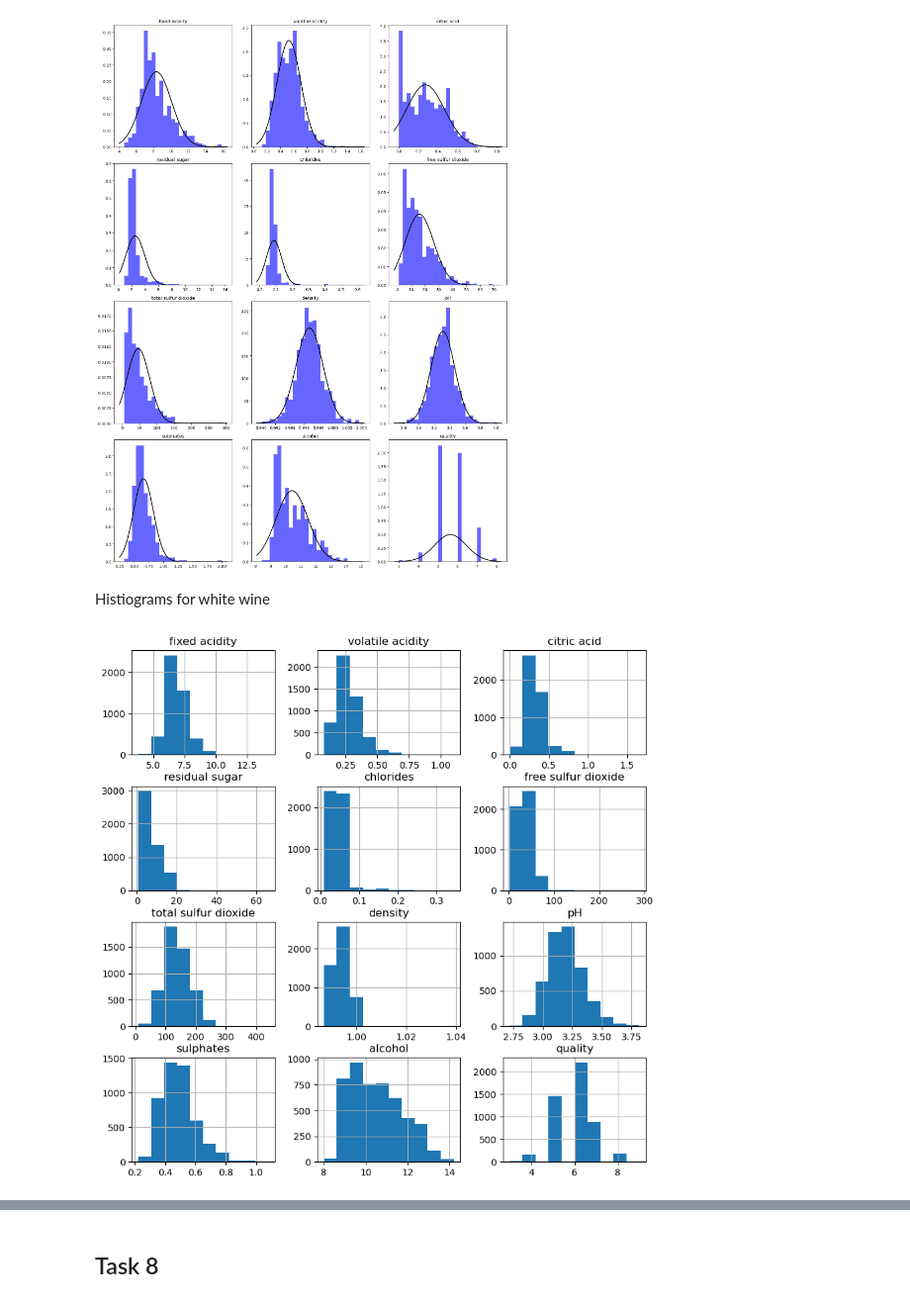
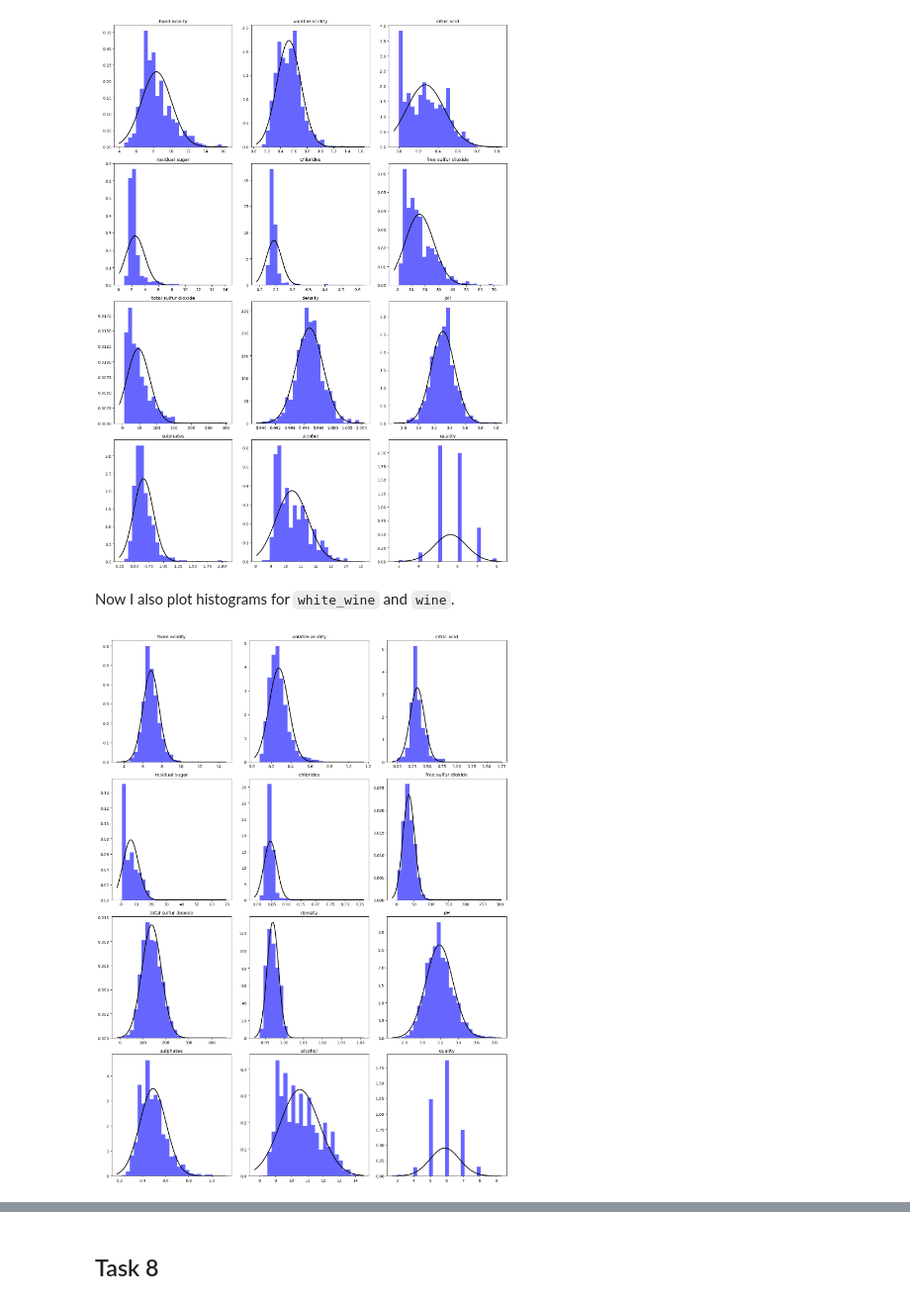
Before and after one commit to pbollhorn/bi-group5, a Jupyter notebook: mp2/mini_project_2.ipynb, the cells around one changed output, grey strips where cells are left out. Shown at 99% size. Saved outputs shown, nothing was run; the diff lists cells and outputs as text; code cells hidden in the pictures.

```diff
--- a/mp2/mini_project_2.ipynb
+++ b/mp2/mini_project_2.ipynb
@@ -227,9 +225,9 @@ histogram_plotter.plot_histograms_for_data_frame(red_wine)
 # %% [output]
 [figure]
 # %% [markdown]
-Histiograms for white wine
+Now I also plot histograms for `white_wine` and `wine`.
 # %%
-white_wine.hist(figsize=(10,10));
+histogram_plotter.plot_histograms_for_data_frame(white_wine)
 # %% [output]
-[figure, old version]
+[figure, new version]
 # %%
```
Also changed, not shown: parts of 7 cells of this notebook.
